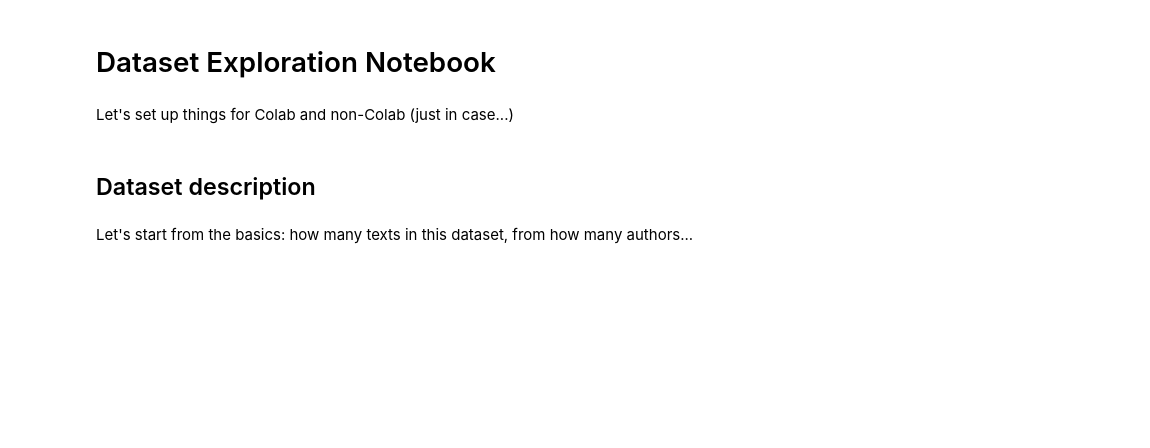
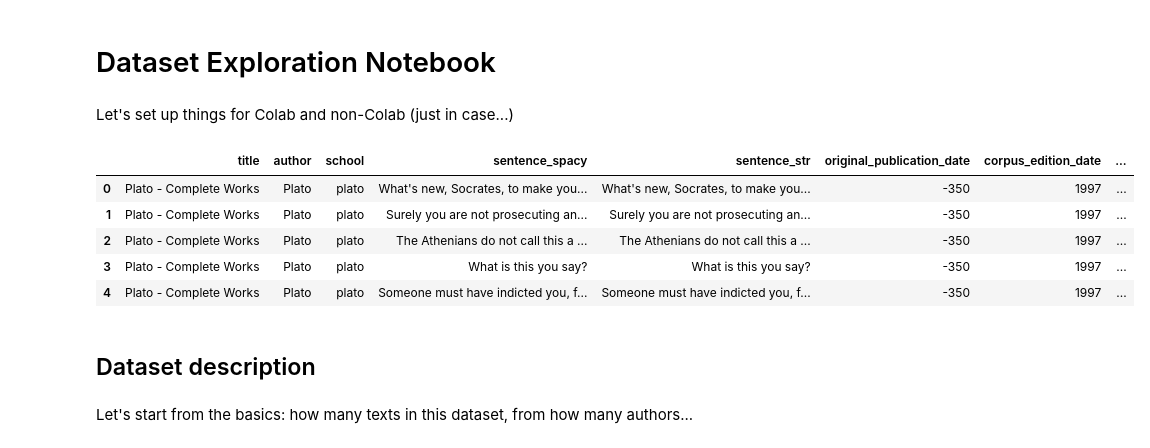
Before and after one commit to giordanoscerra/ProjectAthena, a Jupyter notebook: Exploration/exploration.ipynb, the cells around one changed output. Saved outputs shown, nothing was run; the diff lists cells and outputs as text; code cells hidden in the pictures; blank space fills up the shorter version.

```diff
--- a/Exploration/exploration.ipynb
+++ b/Exploration/exploration.ipynb
@@ -25,6 +25,14 @@ else:
     BASE_PATH = ".."
 # %%
 df = pd.read_csv(os.path.join(BASE_PATH,'philosophy_data.csv'))
+df.head()
+# %% [output]
+|  | title | author | school | sentence_spacy | sentence_str | original_publication_date | corpus_edition_date | ... |
+| 0 | Plato - Complete Works | Plato | plato | What's new, Socrates, to make you... | What's new, Socrates, to make you... | -350 | 1997 | ... |
+| 1 | Plato - Complete Works | Plato | plato | Surely you are not prosecuting an... | Surely you are not prosecuting an... | -350 | 1997 | ... |
+| 2 | Plato - Complete Works | Plato | plato | The Athenians do not call this a ... | The Athenians do not call this a ... | -350 | 1997 | ... |
+| 3 | Plato - Complete Works | Plato | plato | What is this you say? | What is this you say? | -350 | 1997 | ... |
+| 4 | Plato - Complete Works | Plato | plato | Someone must have indicted you, f... | Someone must have indicted you, f... | -350 | 1997 | ... |
 # %% [markdown]
 ## Dataset description
 # %% [markdown]
```
Also changed, not shown: parts of 3 cells of this notebook.
